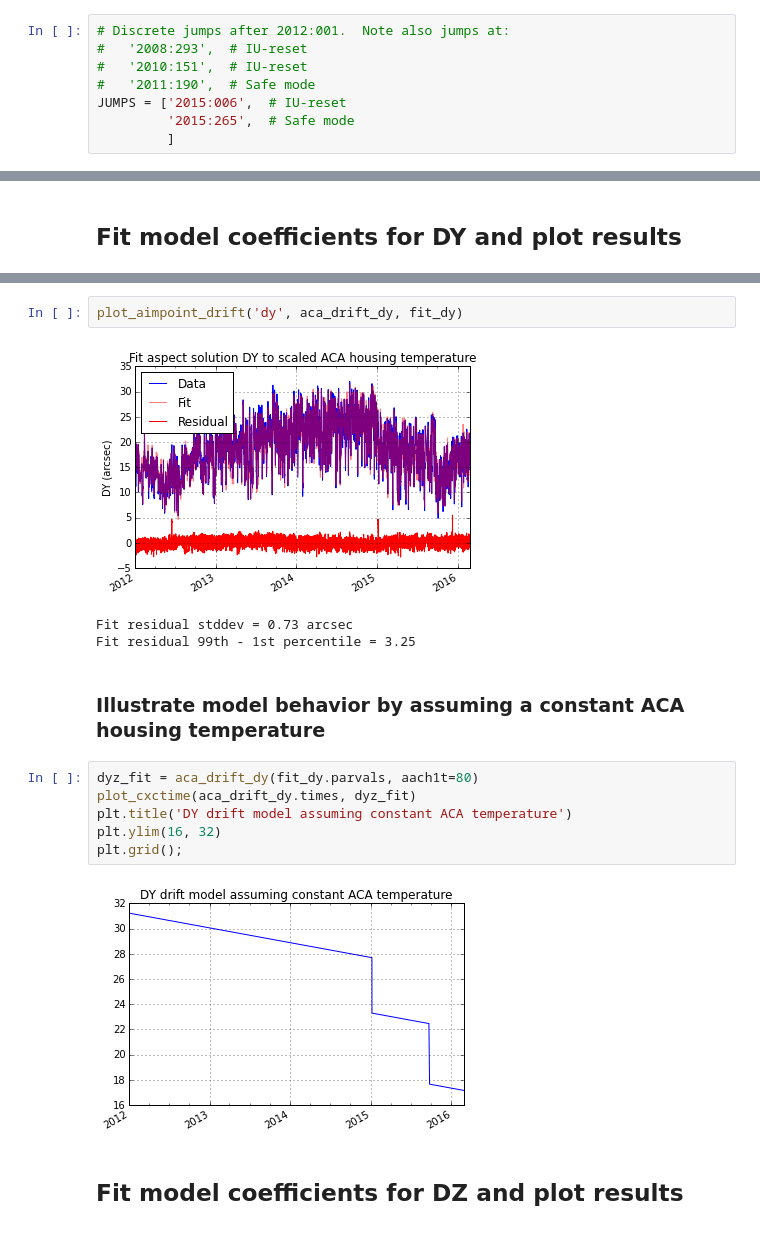
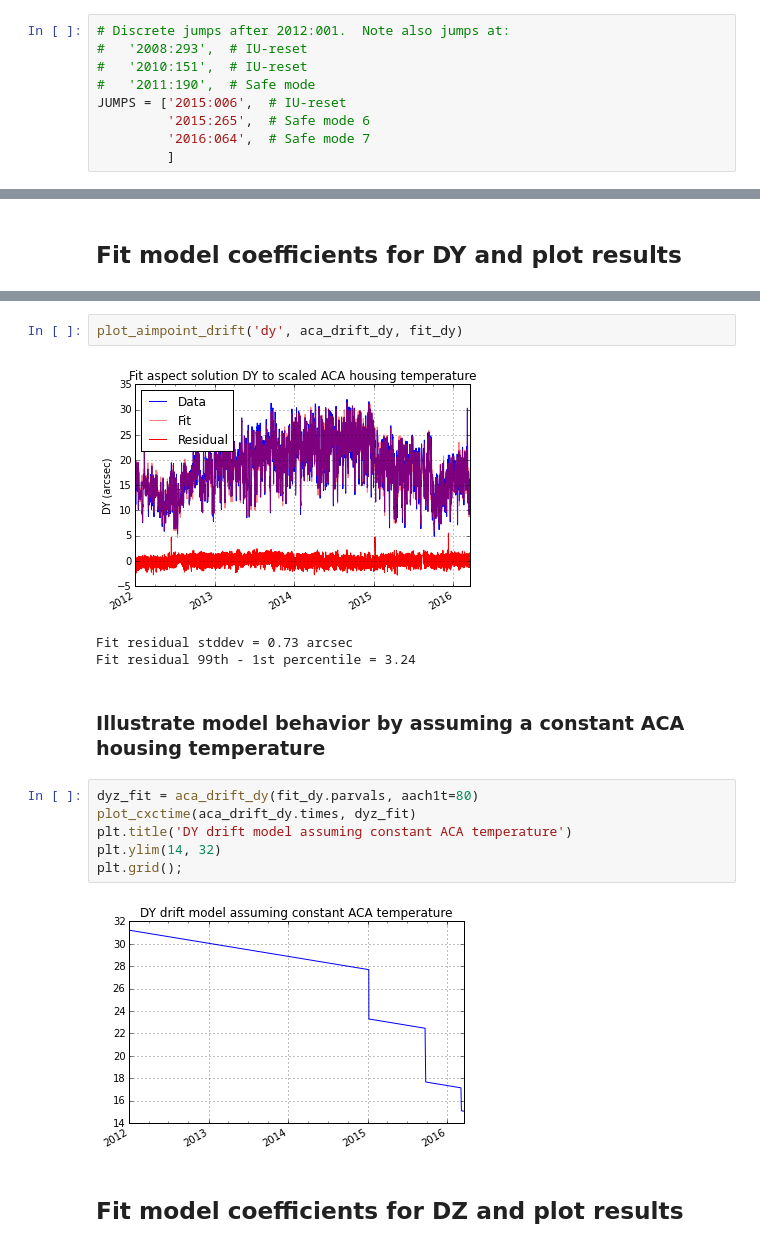
Before and after one commit to sot/aimpoint_mon, a Jupyter notebook: fit_aimpoint_drift.ipynb, the cells around one changed output, grey strips where cells are left out. Cells and saved outputs as stored; diff of their text form.

Commit message:
Update aimpoint drift fit notebook after 2016:064 safe mode

```diff
--- a/fit_aimpoint_drift.ipynb
+++ b/fit_aimpoint_drift.ipynb
@@ -83,7 +83,8 @@ SIM_MM_TO_ARCSEC = 20.493
 #   '2010:151',  # IU-reset
 #   '2011:190',  # Safe mode
 JUMPS = ['2015:006',  # IU-reset
-         '2015:265',  # Safe mode
+         '2015:265',  # Safe mode 6
+         '2016:064',  # Safe mode 7
          ]
 # %%
 # Aspect camera housing temperature trend since 2010
@@ -263,19 +266,19 @@ Change in statistic   = 1.22339e+06
 # %%
 plot_aimpoint_drift('dy', aca_drift_dy, fit_dy)
 # %% [output]
-[figure, old version]
+[figure, new version]
 Fit residual stddev = 0.73 arcsec
-Fit residual 99th - 1st percentile = 3.25
+Fit residual 99th - 1st percentile = 3.24
 # %% [markdown]
 ### Illustrate model behavior by assuming a constant ACA housing temperature
 # %%
 dyz_fit = aca_drift_dy(fit_dy.parvals, aach1t=80)
 plot_cxctime(aca_drift_dy.times, dyz_fit)
 plt.title('DY drift model assuming constant ACA temperature')
-plt.ylim(16, 32)
+plt.ylim(14, 32)
 plt.grid();
 # %% [output]
-[figure, old version]
+[figure, new version]
 # %% [markdown]
 ## Fit model coefficients for DZ and plot results
 # %%
```
Also changed, not shown: parts of 5 cells of this notebook.
